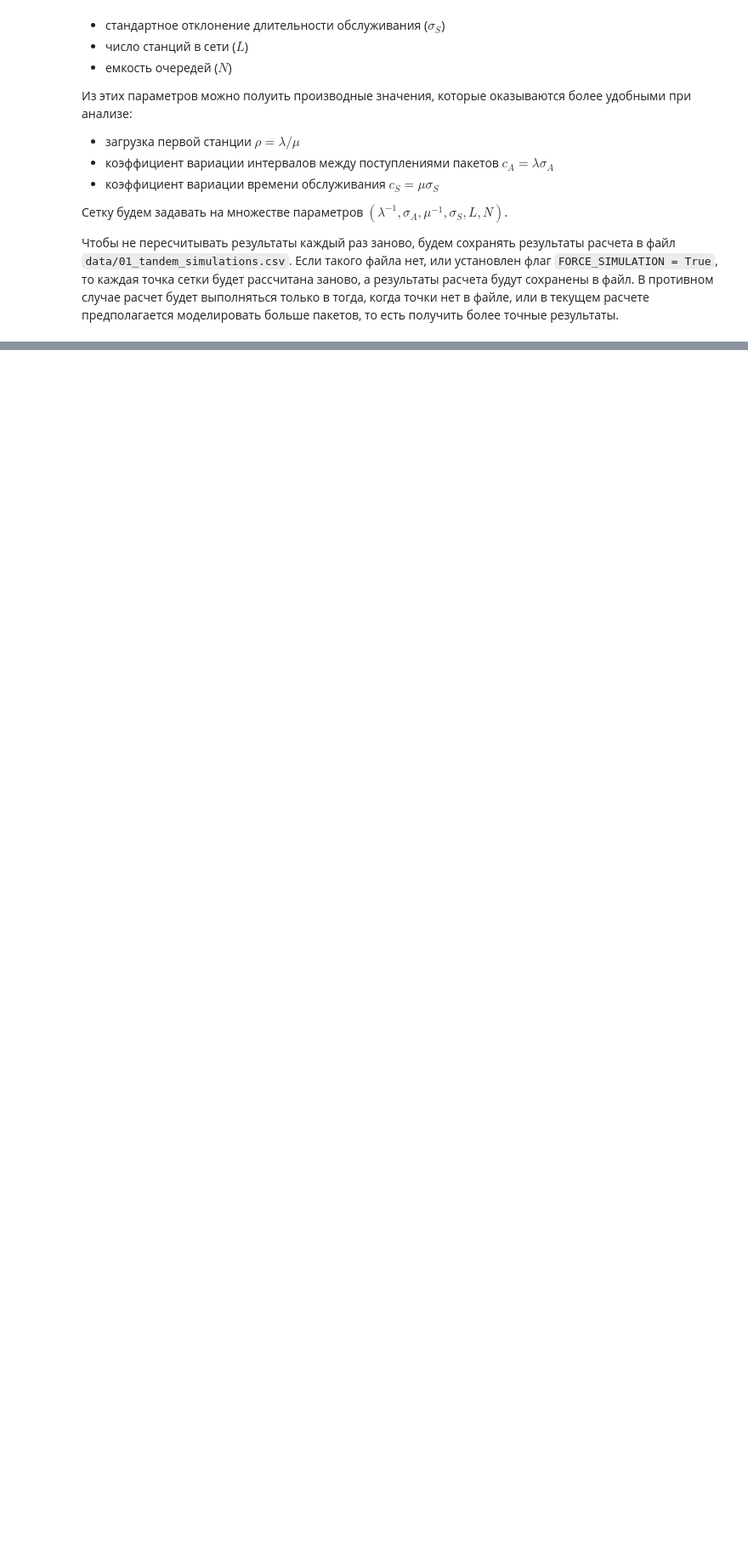
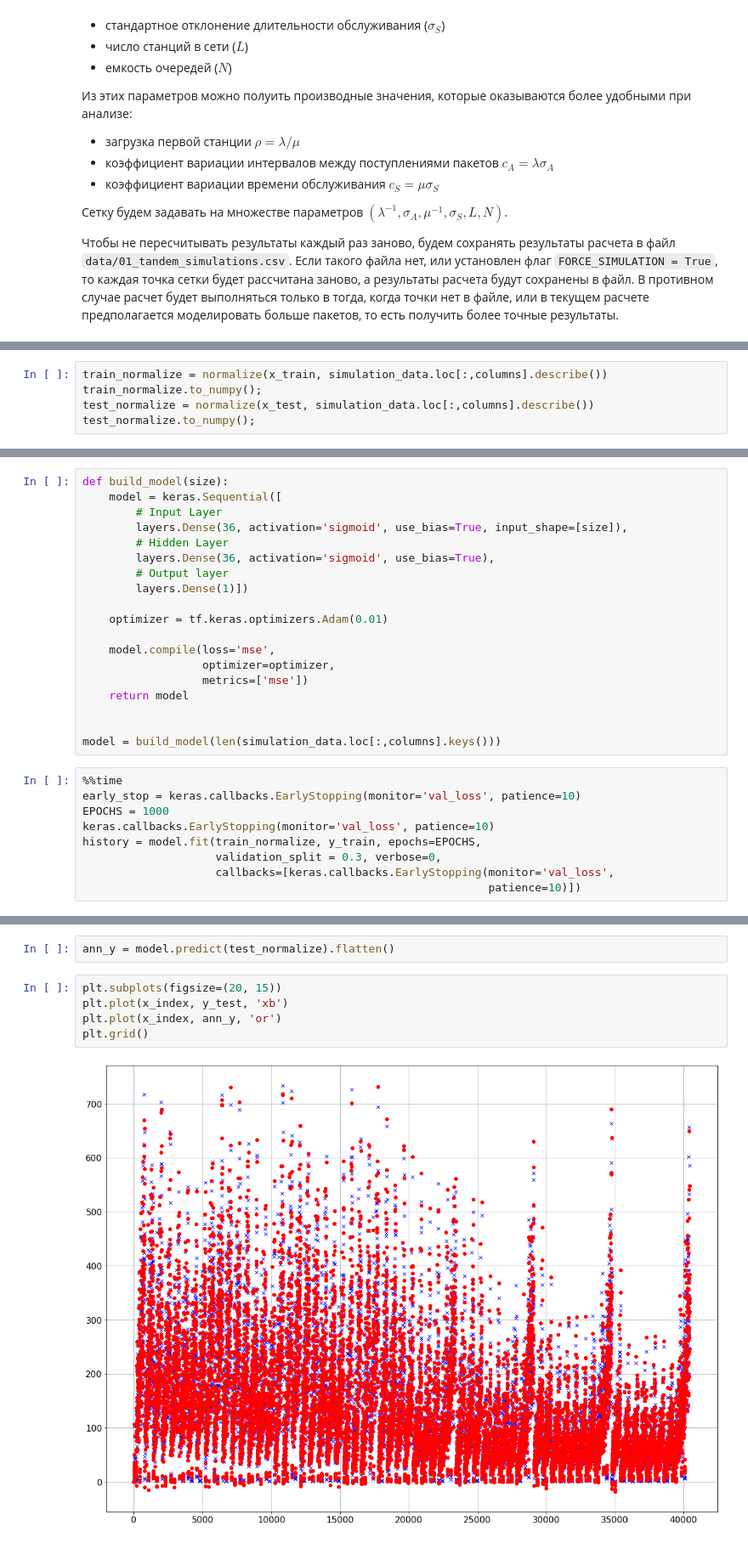
Before and after one commit to ipu69/pyqumo_old, a Jupyter notebook: experiments/1. Tandem networks performance with ML.ipynb, the cells around one changed output, grey strips where cells are left out. Shown at 85% size. Cells and saved outputs as stored; diff of their text form; blank space fills up the shorter version.

```diff
--- a/experiments/1. Tandem networks performance with ML.ipynb
+++ b/experiments/1. Tandem networks performance with ML.ipynb
@@ -261,0 +424,5 @@ KeyboardInterrupt:
+# %%
+train_normalize = normalize(x_train, simulation_data.loc[:,columns].describe())
+train_normalize.to_numpy();
+test_normalize = normalize(x_test, simulation_data.loc[:,columns].describe())
+test_normalize.to_numpy();
@@ -261,0 +431,28 @@ KeyboardInterrupt:
+# %%
+def build_model(size):
+    model = keras.Sequential([
+        # Input Layer
+        layers.Dense(36, activation='sigmoid', use_bias=True, input_shape=[size]),
+        # Hidden Layer
+        layers.Dense(36, activation='sigmoid', use_bias=True),
+        # Output layer
+        layers.Dense(1)])
+
+    optimizer = tf.keras.optimizers.Adam(0.01)
+
+    model.compile(loss='mse',
+                  optimizer=optimizer,
+                  metrics=['mse'])
+    return model
+
+
+model = build_model(len(simulation_data.loc[:,columns].keys()))
+# %%
+%%time
+early_stop = keras.callbacks.EarlyStopping(monitor='val_loss', patience=10)
+EPOCHS = 1000
+keras.callbacks.EarlyStopping(monitor='val_loss', patience=10)
+history = model.fit(train_normalize, y_train, epochs=EPOCHS,
+                    validation_split = 0.3, verbose=0,
+                    callbacks=[keras.callbacks.EarlyStopping(monitor='val_loss',
+                                                             patience=10)])
@@ -261,0 +462,9 @@ KeyboardInterrupt:
+# %%
+ann_y = model.predict(test_normalize).flatten()
+# %%
+plt.subplots(figsize=(20, 15))
+plt.plot(x_index, y_test, 'xb')
+plt.plot(x_index, ann_y, 'or')
+plt.grid()
+# %% [output]
+[figure, added]
```
Also changed, not shown: parts of 59 cells of this notebook, 2 other files.
